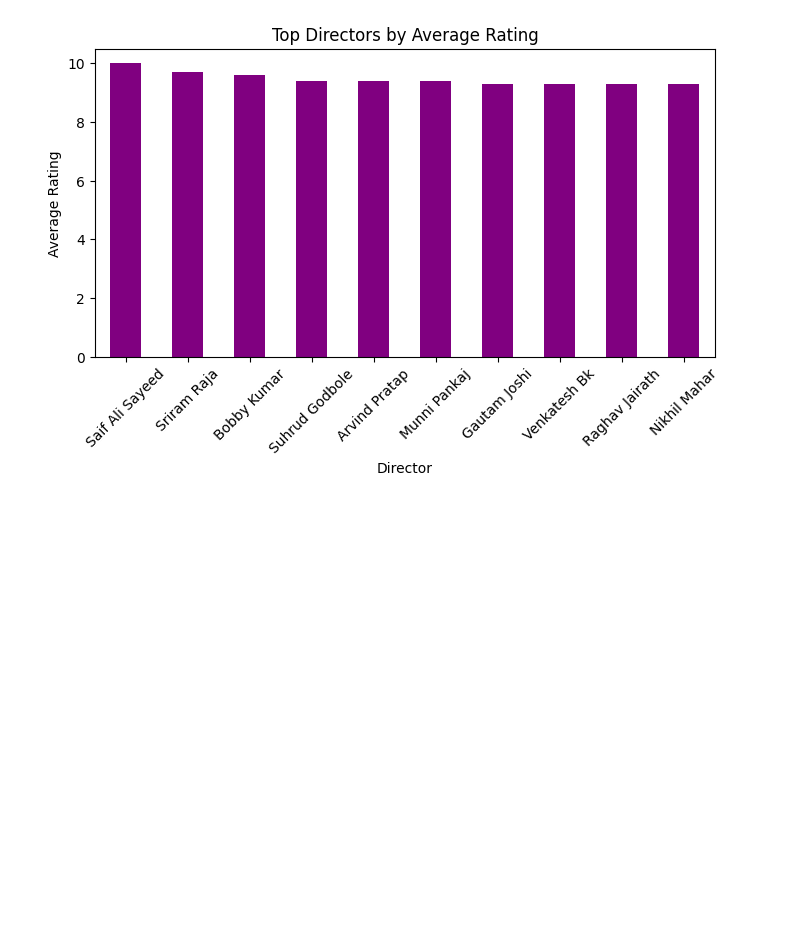
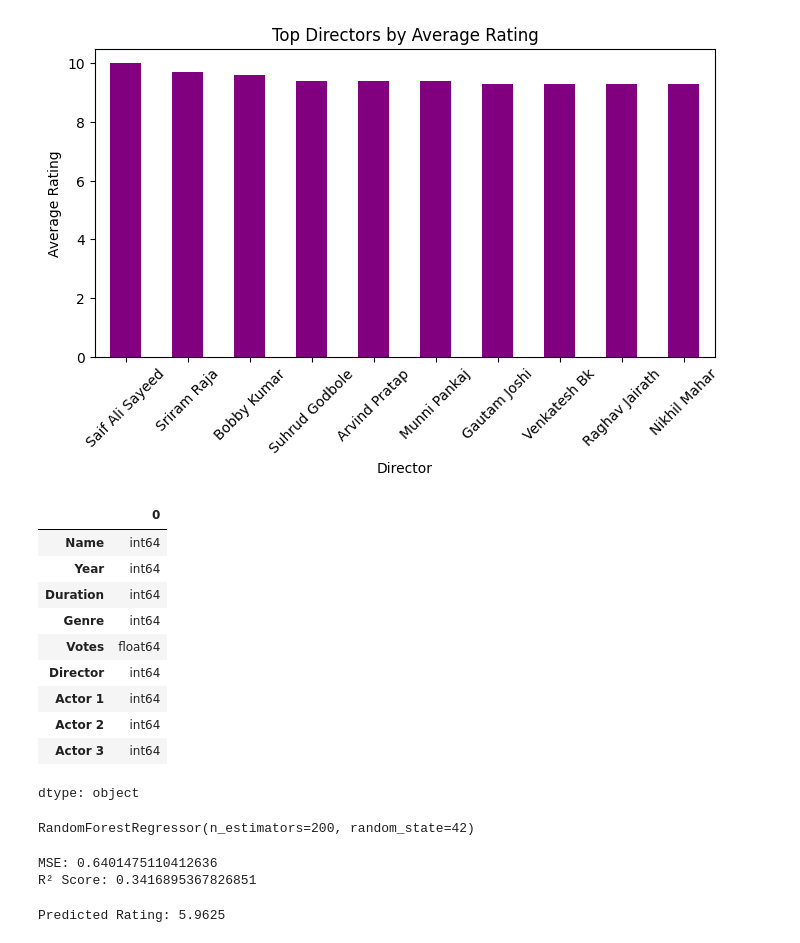
Before and after one commit to Pratheek1027/CODSOFTT, a Jupyter notebook: Codsoft_task2_movie.ipynb, the cells around one changed output. Saved outputs shown, nothing was run; the diff lists cells and outputs as text; code cells hidden in the pictures; blank space fills up the shorter version.

```diff
--- a/Codsoft_task2_movie.ipynb
+++ b/Codsoft_task2_movie.ipynb
@@ -172,3 +165,29 @@ plt.xticks(rotation=45)
 plt.show()
 # %% [output]
 [figure]
+# %%
+X = df.drop("Rating", axis=1)
+y = df["Rating"]
+# %%
+from sklearn.preprocessing import LabelEncoder
+
+le = LabelEncoder()
+
+cat_cols = ["Name", "Genre", "Director", "Actor 1", "Actor 2", "Actor 3"]
+
+for col in cat_cols:
+    X[col] = le.fit_transform(X[col])
+# %%
+X.dtypes
+# %% [output]
+|  | 0 |
+| Name | int64 |
+| Year | int64 |
+| Duration | int64 |
+| Genre | int64 |
+| Votes | float64 |
+| Director | int64 |
+| Actor 1 | int64 |
+| Actor 2 | int64 |
+| Actor 3 | int64 |
+dtype: object
@@ -174,0 +200,28 @@ plt.show()
+# %%
+from sklearn.ensemble import RandomForestRegressor
+
+model = RandomForestRegressor(
+    n_estimators=200,
+    random_state=42
+)
+
+model.fit(X_train, y_train)
+# %% [output]
+RandomForestRegressor(n_estimators=200, random_state=42)
+# %%
+from sklearn.metrics import mean_squared_error, r2_score
+
+y_pred = model.predict(X_test)
+
+print("MSE:", mean_squared_error(y_test, y_pred))
+print("R² Score:", r2_score(y_test, y_pred))
+# %% [output]
+MSE: 0.6401475110412636
+R² Score: 0.3416895367826851
+# %%
+sample_movie = X.iloc[[0]]
+predicted_rating = model.predict(sample_movie)
+
+print("Predicted Rating:", predicted_rating[0])
+# %% [output]
+Predicted Rating: 5.9625
```
Also changed, not shown: parts of 5 cells of this notebook.
